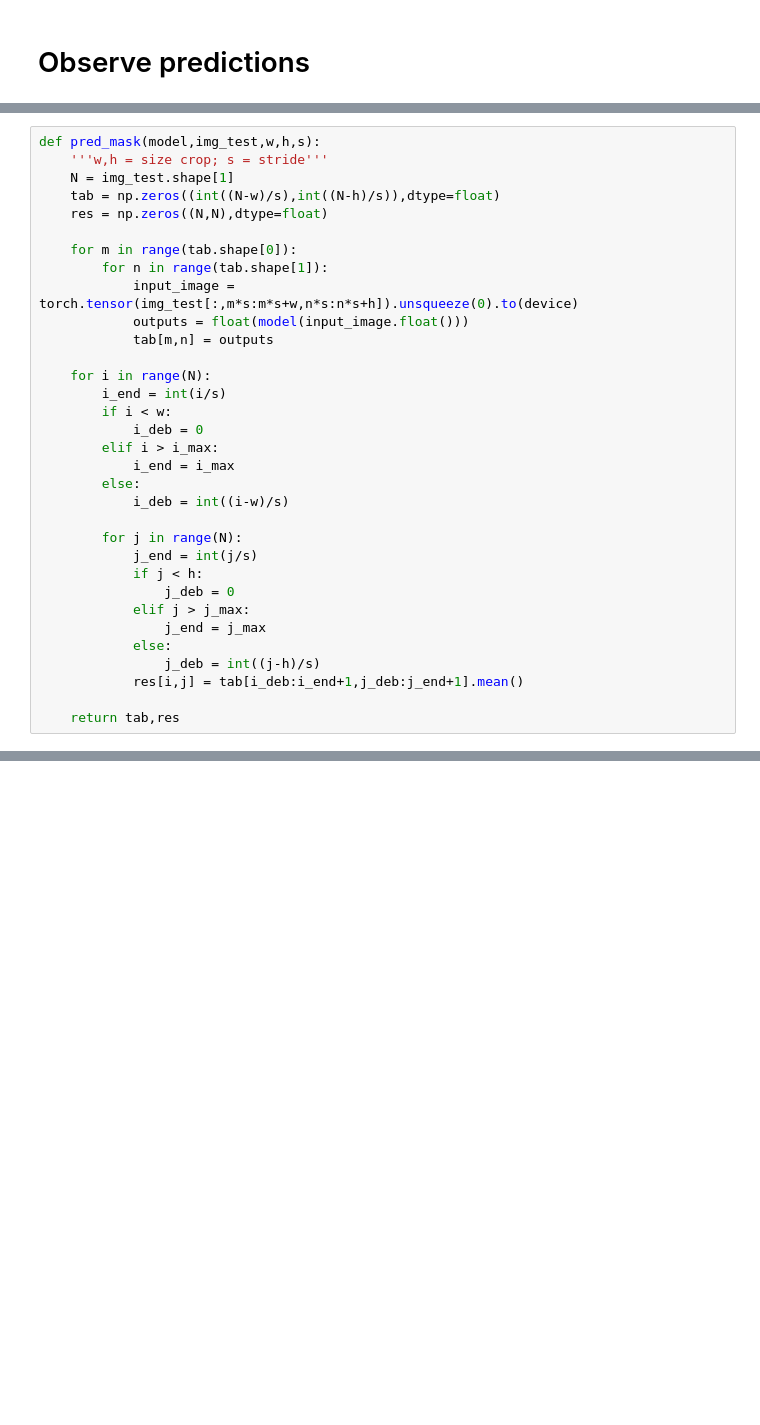
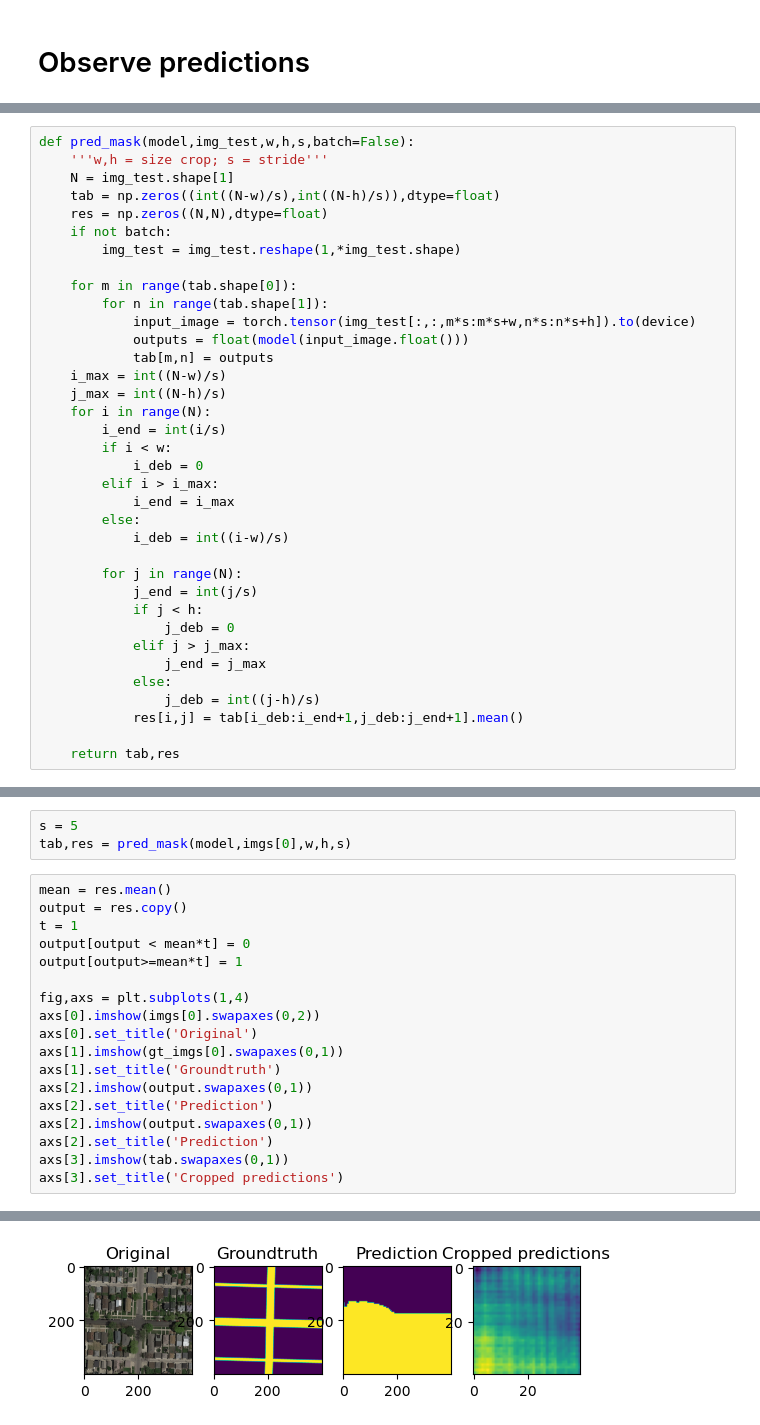
Before and after one commit to KilianZell/MLproject2, a Jupyter notebook: Sam.ipynb, the cells around one changed output, grey strips where cells are left out. Drawn from its saved outputs; the diff is of its cells as text; blank space fills up the shorter version.

```diff
--- a/Sam.ipynb
+++ b/Sam.ipynb
@@ -257,16 +263,19 @@ tensor([[0.5803]], grad_fn=<SigmoidBackward0>)
 # %%
-def pred_mask(model,img_test,w,h,s):
+def pred_mask(model,img_test,w,h,s,batch=False):
     '''w,h = size crop; s = stride'''
     N = img_test.shape[1]
     tab = np.zeros((int((N-w)/s),int((N-h)/s)),dtype=float)
     res = np.zeros((N,N),dtype=float)
+    if not batch:
+        img_test = img_test.reshape(1,*img_test.shape)
 
     for m in range(tab.shape[0]):
         for n in range(tab.shape[1]):
-            input_image = torch.tensor(img_test[:,m*s:m*s+w,n*s:n*s+h]).unsqueeze(0).to(device)
+            input_image = torch.tensor(img_test[:,:,m*s:m*s+w,n*s:n*s+h]).to(device)
             outputs = float(model(input_image.float()))
             tab[m,n] = outputs
-
+    i_max = int((N-w)/s)
+    j_max = int((N-h)/s)
     for i in range(N):
         i_end = int(i/s)
         if i < w:
@@ -313,0 +299,22 @@ for i in range(n):
+# %%
+s = 5
+tab,res = pred_mask(model,imgs[0],w,h,s)
+# %%
+mean = res.mean()
+output = res.copy()
+t = 1
+output[output < mean*t] = 0
+output[output>=mean*t] = 1
+
+fig,axs = plt.subplots(1,4)
+axs[0].imshow(imgs[0].swapaxes(0,2))
+axs[0].set_title('Original')
+axs[1].imshow(gt_imgs[0].swapaxes(0,1))
+axs[1].set_title('Groundtruth')
+axs[2].imshow(output.swapaxes(0,1))
+axs[2].set_title('Prediction')
+axs[2].imshow(output.swapaxes(0,1))
+axs[2].set_title('Prediction')
+axs[3].imshow(tab.swapaxes(0,1))
+axs[3].set_title('Cropped predictions')
+# %% [output]
@@ -313,0 +322 @@ for i in range(n):
+[figure, added]
```
Also changed, not shown: parts of 9 cells of this notebook, 1 other file.
